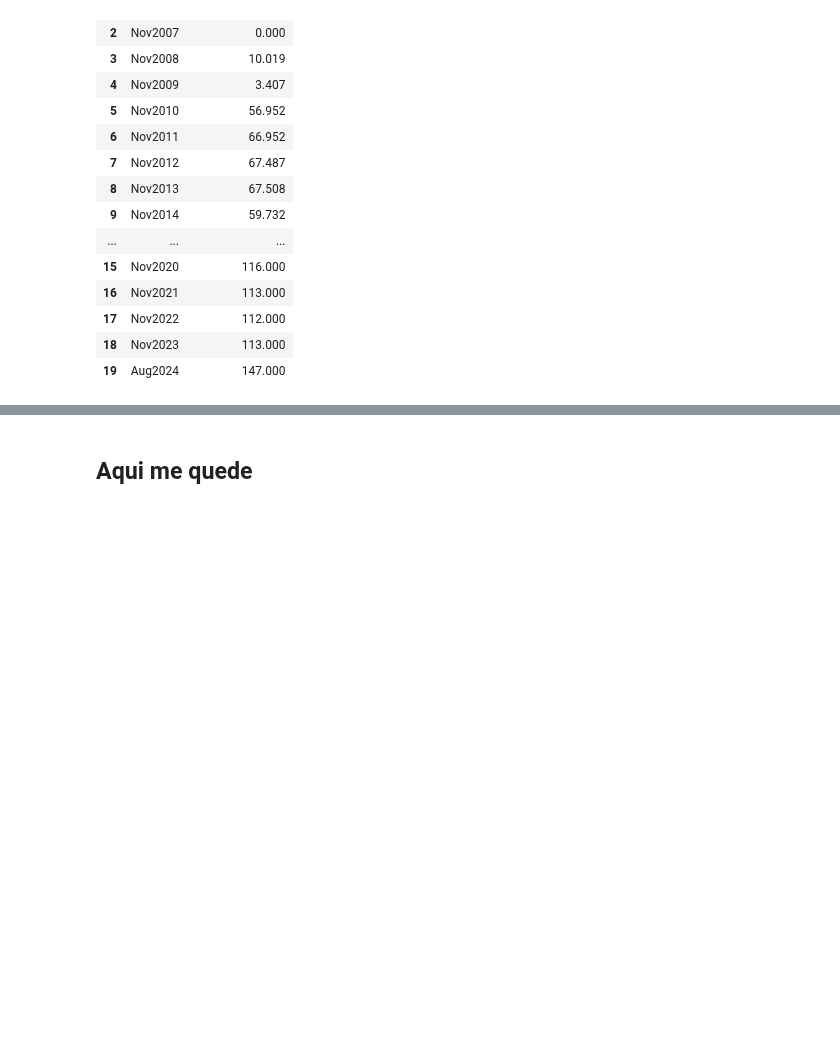
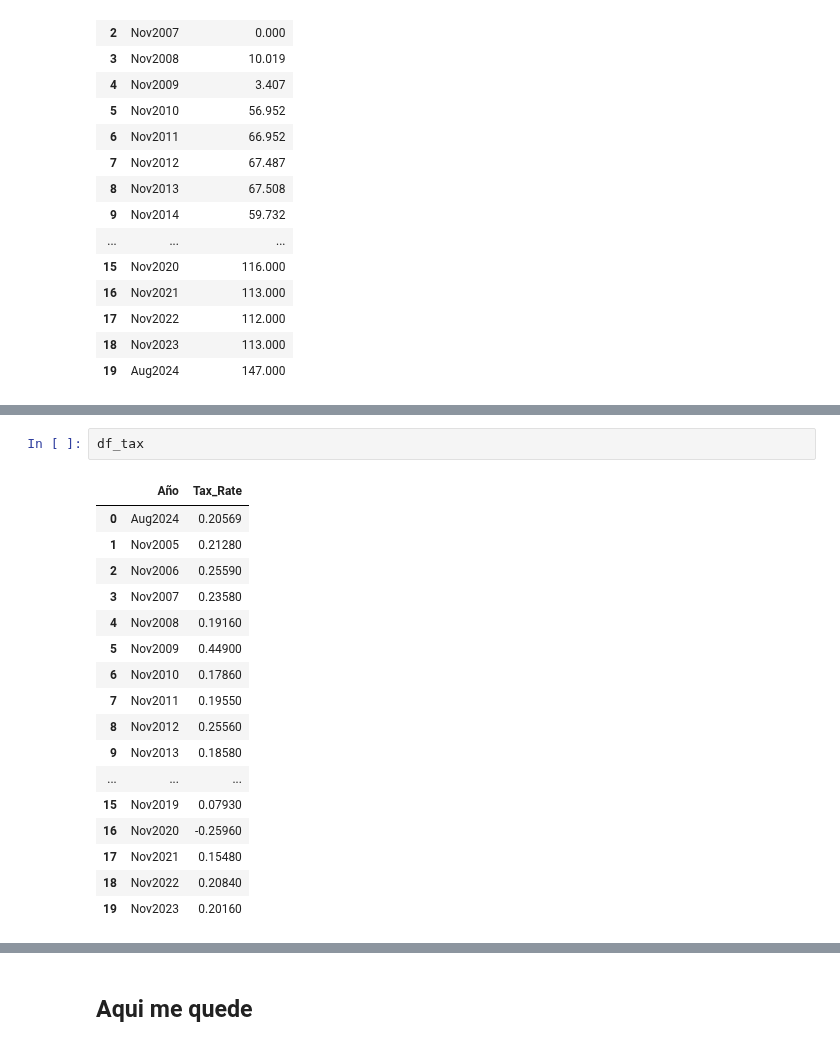
Before and after one commit to Marco23rubio/Stocks, a Jupyter notebook: Valuaciones_4_USA.ipynb, the cells around one changed output, grey strips where cells are left out. Cells and saved outputs as stored; diff of their text form; blank space fills up the shorter version.

```diff
--- a/Valuaciones_4_USA.ipynb
+++ b/Valuaciones_4_USA.ipynb
@@ -1777,0 +1848,20 @@ df_interest_expense
+# %%
+df_tax
+# %% [output]
+|  | Año | Tax_Rate |
+| 0 | Aug2024 | 0.20569 |
+| 1 | Nov2005 | 0.21280 |
+| 2 | Nov2006 | 0.25590 |
+| 3 | Nov2007 | 0.23580 |
+| 4 | Nov2008 | 0.19160 |
+| 5 | Nov2009 | 0.44900 |
+| 6 | Nov2010 | 0.17860 |
+| 7 | Nov2011 | 0.19550 |
+| 8 | Nov2012 | 0.25560 |
+| 9 | Nov2013 | 0.18580 |
+| ... | ... | ... |
+| 15 | Nov2019 | 0.07930 |
+| 16 | Nov2020 | -0.25960 |
+| 17 | Nov2021 | 0.15480 |
+| 18 | Nov2022 | 0.20840 |
+| 19 | Nov2023 | 0.20160 |
```
Also changed, not shown: parts of 11 cells of this notebook.
